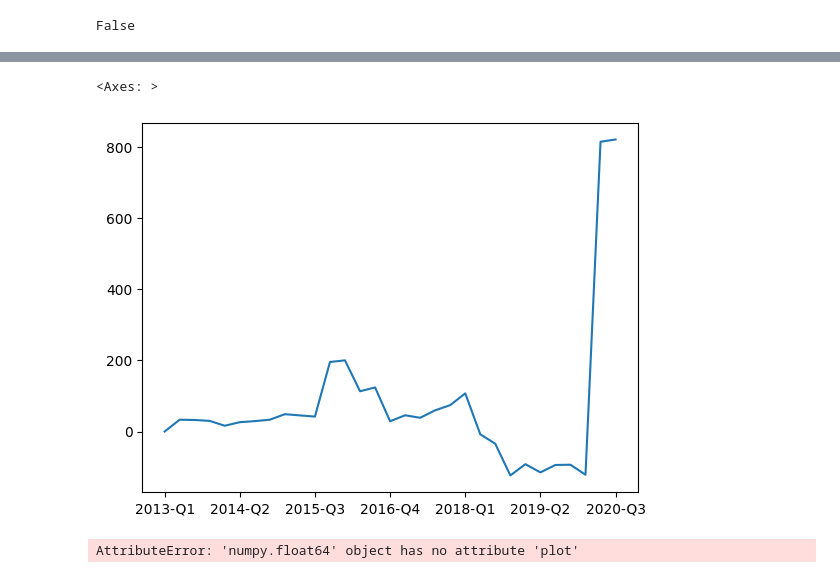
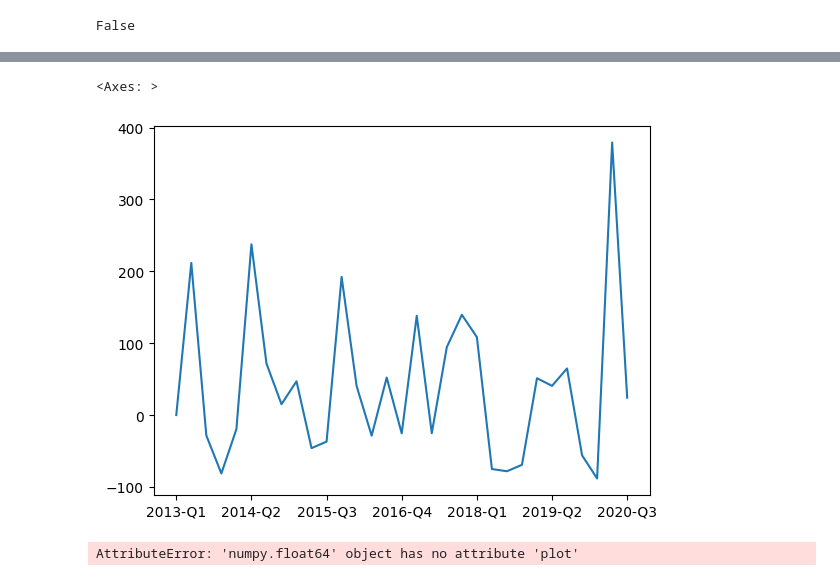
Before and after one commit to max0514/trading_bot, a Jupyter notebook: ROE_filter.ipynb, the cells around one changed output, grey strips where cells are left out. Cells and saved outputs as stored; diff of their text form; code cells hidden in the pictures.

```diff
--- a/ROE_filter.ipynb
+++ b/ROE_filter.ipynb
@@ -403,8 +456,8 @@ dtype: float64
 # %%
-result.cumsum().plot()
+result['ROI_(percentage)'].plot()
 # %% [output]
 <Axes: >
-[figure, old version]
+[figure, new version]
 # %%
 # %% [output]
 AttributeError: 'numpy.float64' object has no attribute 'plot'
```
Also changed, not shown: parts of 1 cell of this notebook.
